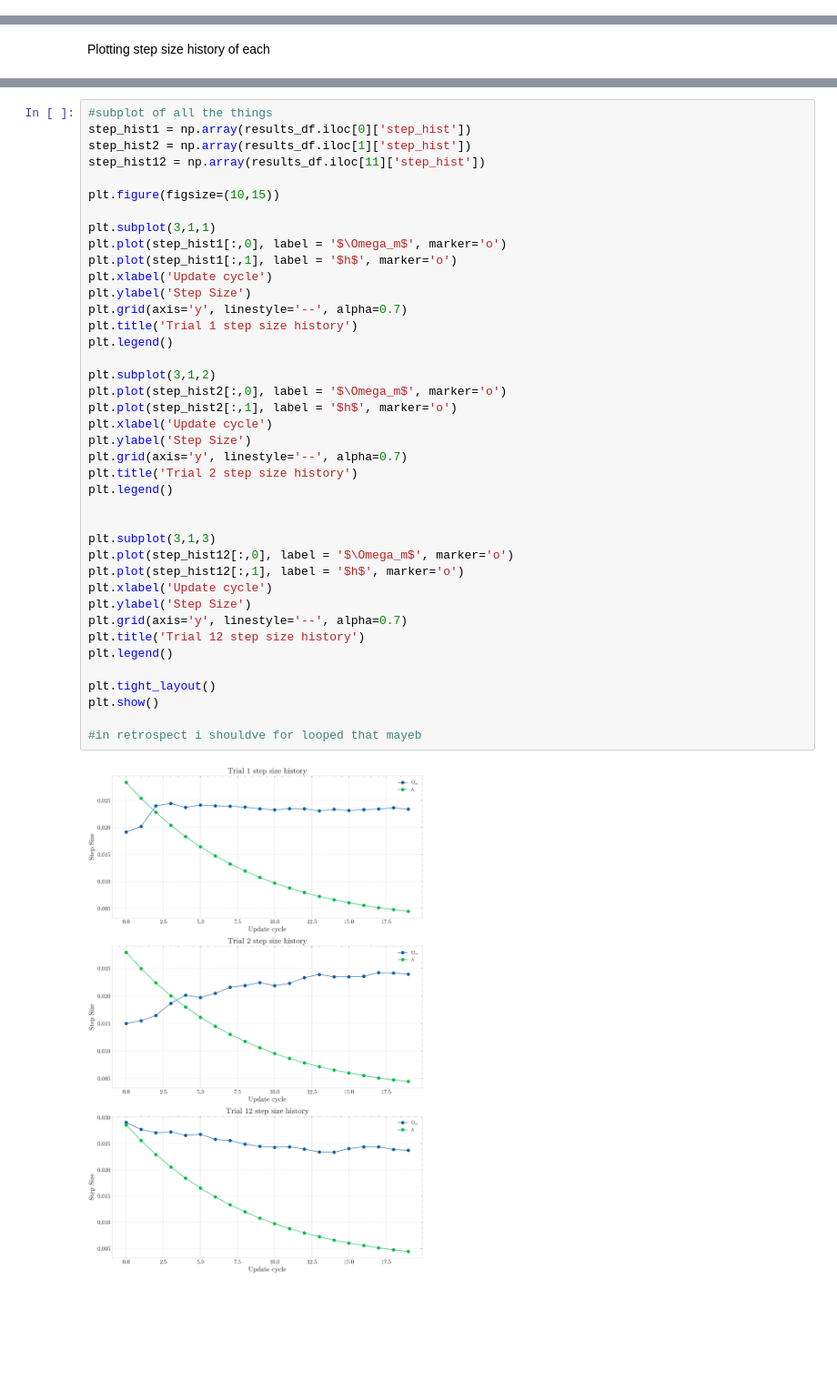
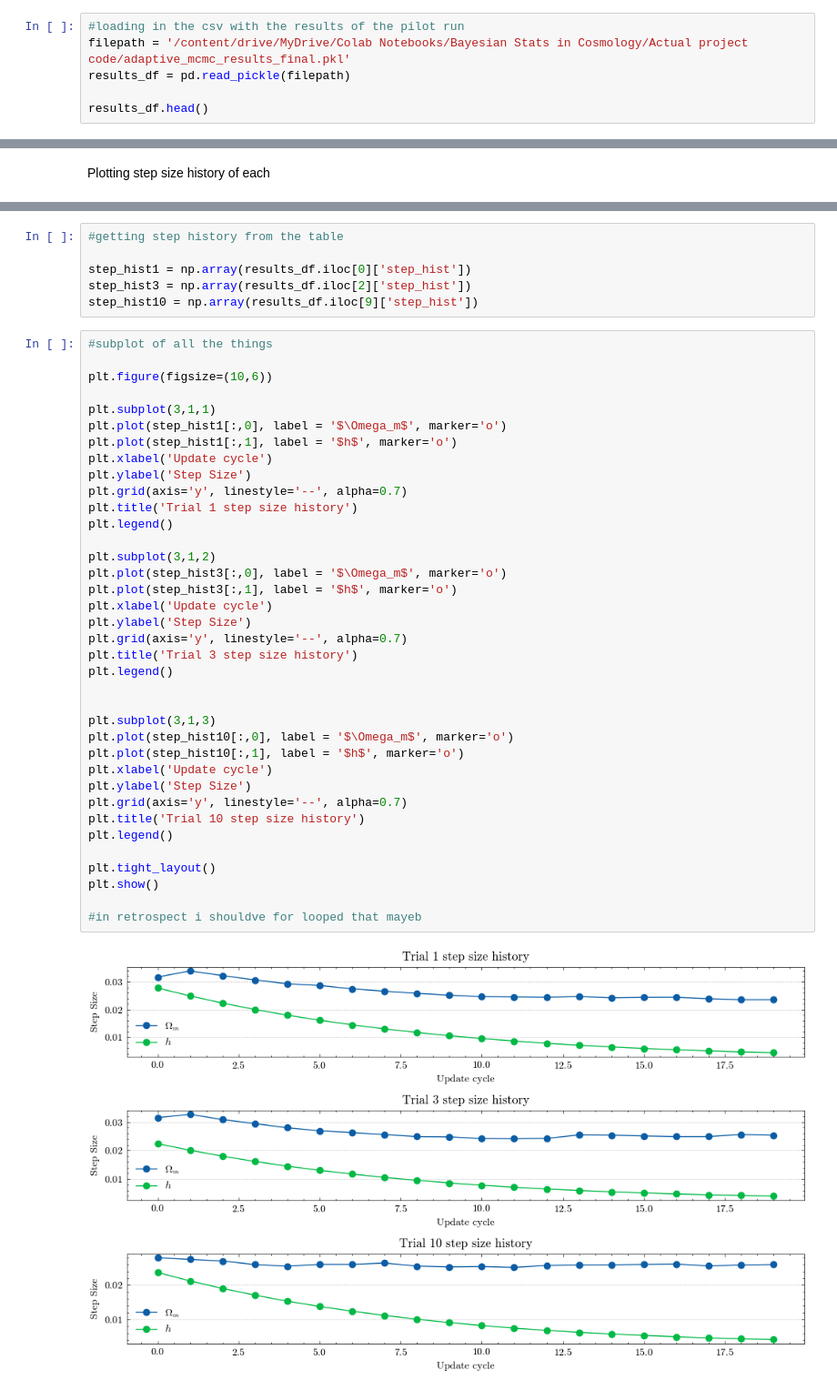
Before and after one commit to josephasal/cosmo_inference, a Jupyter notebook: mcmc/tuning_mcmc.ipynb, the cells around one changed output, grey strips where cells are left out. Shown at 91% size. Saved outputs shown, nothing was run; the diff lists cells and outputs as text; blank space fills up the shorter version.

```diff
--- a/mcmc/tuning_mcmc.ipynb
+++ b/mcmc/tuning_mcmc.ipynb
@@ -167,0 +112,6 @@ results_df['trial'] = np.arange(1, len(results_df) +1)
+# %%
+#loading in the csv with the results of the pilot run
+filepath = '/content/drive/MyDrive/Colab Notebooks/Bayesian Stats in Cosmology/Actual project code/adaptive_mcmc_results_final.pkl'
+results_df = pd.read_pickle(filepath)
+
+results_df.head()
@@ -288,43 +280,46 @@ Plotting step size history of each
+# %%
+#getting step history from the table
+
+step_hist1 = np.array(results_df.iloc[0]['step_hist'])
+step_hist3 = np.array(results_df.iloc[2]['step_hist'])
+step_hist10 = np.array(results_df.iloc[9]['step_hist'])
 # %%
 #subplot of all the things
-step_hist1 = np.array(results_df.iloc[0]['step_hist'])
-step_hist2 = np.array(results_df.iloc[1]['step_hist'])
-step_hist12 = np.array(results_df.iloc[11]['step_hist'])
 
-plt.figure(figsize=(10,15))
+plt.figure(figsize=(10,6))
 
 plt.subplot(3,1,1)
 plt.plot(step_hist1[:,0], label = '$\Omega_m$', marker='o')
 plt.plot(step_hist1[:,1], label = '$h$', marker='o')
 plt.xlabel('Update cycle')
 plt.ylabel('Step Size')
 plt.grid(axis='y', linestyle='--', alpha=0.7)
 plt.title('Trial 1 step size history')
 plt.legend()
 
 plt.subplot(3,1,2)
-plt.plot(step_hist2[:,0], label = '$\Omega_m$', marker='o')
-plt.plot(step_hist2[:,1], label = '$h$', marker='o')
+plt.plot(step_hist3[:,0], label = '$\Omega_m$', marker='o')
+plt.plot(step_hist3[:,1], label = '$h$', marker='o')
 plt.xlabel('Update cycle')
 plt.ylabel('Step Size')
 plt.grid(axis='y', linestyle='--', alpha=0.7)
-plt.title('Trial 2 step size history')
+plt.title('Trial 3 step size history')
 plt.legend()
 
 
 plt.subplot(3,1,3)
-plt.plot(step_hist12[:,0], label = '$\Omega_m$', marker='o')
-plt.plot(step_hist12[:,1], label = '$h$', marker='o')
+plt.plot(step_hist10[:,0], label = '$\Omega_m$', marker='o')
+plt.plot(step_hist10[:,1], label = '$h$', marker='o')
 plt.xlabel('Update cycle')
 plt.ylabel('Step Size')
 plt.grid(axis='y', linestyle='--', alpha=0.7)
-plt.title('Trial 12 step size history')
+plt.title('Trial 10 step size history')
 plt.legend()
 
 plt.tight_layout()
 plt.show()
 
 #in retrospect i shouldve for looped that mayeb
 # %% [output]
-[figure, old version]
+[figure, new version]
 # %% [markdown]
```
Also changed, not shown: parts of 19 cells of this notebook.
